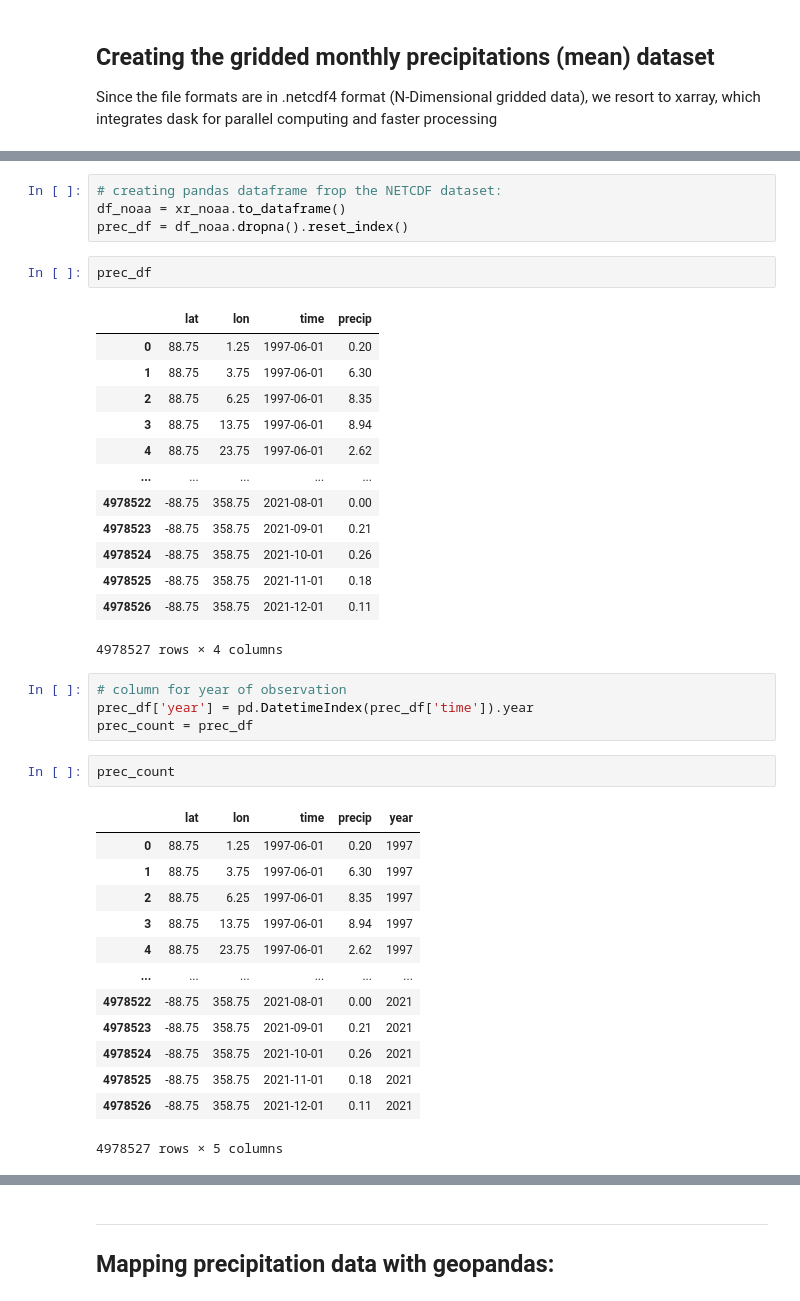
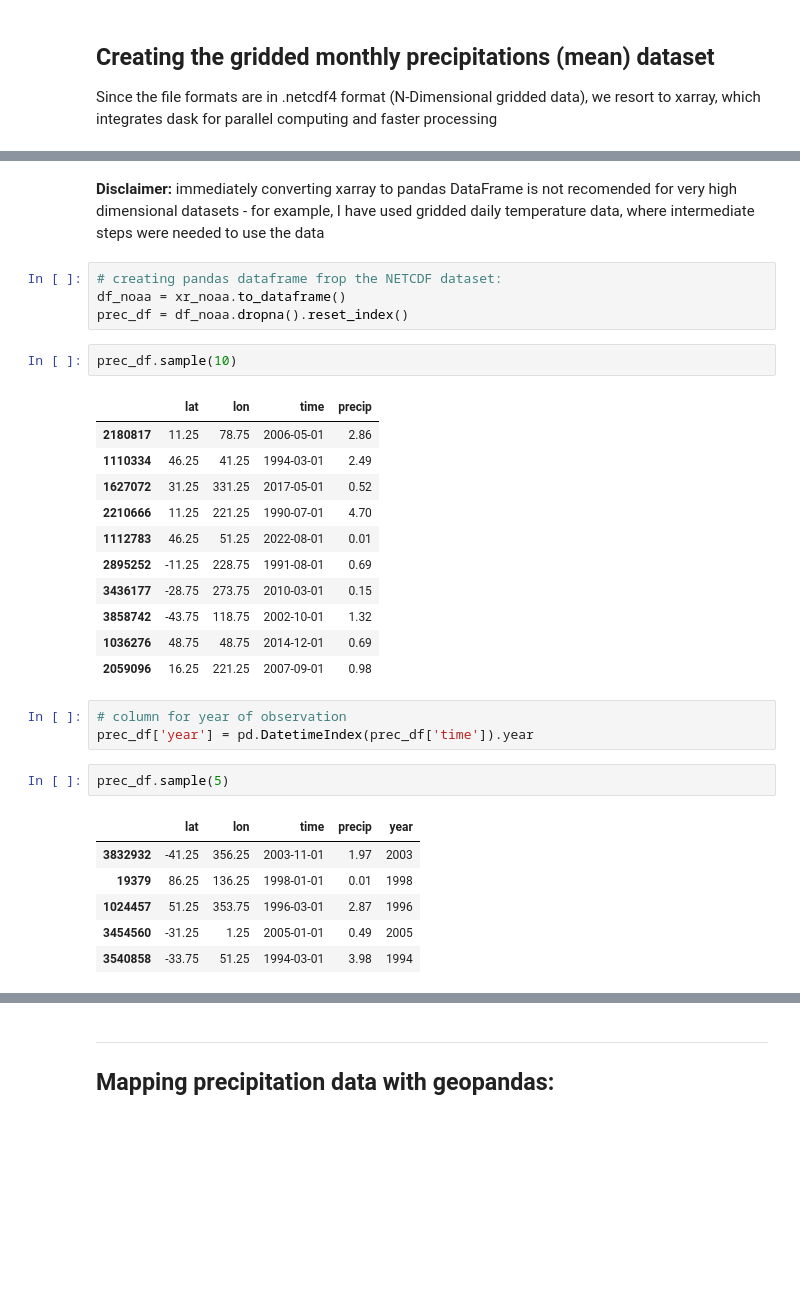
Before and after one commit to ncozzi/geopandas_precip, a Jupyter notebook: precipitation_map.ipynb, the cells around one changed output, grey strips where cells are left out. Cells and saved outputs as stored; diff of their text form; blank space fills up the shorter version.

```diff
--- a/precipitation_map.ipynb
+++ b/precipitation_map.ipynb
@@ -86,42 +76,34 @@ data_modified :
+# %% [markdown]
+**Disclaimer:** immediately converting xarray to pandas DataFrame is not recomended for very high dimensional datasets - for example, I have used gridded daily temperature data, where intermediate steps were needed to use the data
 # %%
 # creating pandas dataframe frop the NETCDF dataset:
 df_noaa = xr_noaa.to_dataframe()
 prec_df = df_noaa.dropna().reset_index()
 # %%
-prec_df
+prec_df.sample(10)
 # %% [output]
 |  | lat | lon | time | precip |
-| 0 | 88.75 | 1.25 | 1997-06-01 | 0.20 |
-| 1 | 88.75 | 3.75 | 1997-06-01 | 6.30 |
-| 2 | 88.75 | 6.25 | 1997-06-01 | 8.35 |
-| 3 | 88.75 | 13.75 | 1997-06-01 | 8.94 |
-| 4 | 88.75 | 23.75 | 1997-06-01 | 2.62 |
-| ... | ... | ... | ... | ... |
-| 4978522 | -88.75 | 358.75 | 2021-08-01 | 0.00 |
-| 4978523 | -88.75 | 358.75 | 2021-09-01 | 0.21 |
-| 4978524 | -88.75 | 358.75 | 2021-10-01 | 0.26 |
-| 4978525 | -88.75 | 358.75 | 2021-11-01 | 0.18 |
-| 4978526 | -88.75 | 358.75 | 2021-12-01 | 0.11 |
+| 2180817 | 11.25 | 78.75 | 2006-05-01 | 2.86 |
+| 1110334 | 46.25 | 41.25 | 1994-03-01 | 2.49 |
+| 1627072 | 31.25 | 331.25 | 2017-05-01 | 0.52 |
+| 2210666 | 11.25 | 221.25 | 1990-07-01 | 4.70 |
+| 1112783 | 46.25 | 51.25 | 2022-08-01 | 0.01 |
+| 2895252 | -11.25 | 228.75 | 1991-08-01 | 0.69 |
+| 3436177 | -28.75 | 273.75 | 2010-03-01 | 0.15 |
+| 3858742 | -43.75 | 118.75 | 2002-10-01 | 1.32 |
+| 1036276 | 48.75 | 48.75 | 2014-12-01 | 0.69 |
+| 2059096 | 16.25 | 221.25 | 2007-09-01 | 0.98 |
-4978527 rows × 4 columns
 # %%
 # column for year of observation
 prec_df['year'] = pd.DatetimeIndex(prec_df['time']).year
-prec_count = prec_df
 # %%
-prec_count
+prec_df.sample(5)
 # %% [output]
 |  | lat | lon | time | precip | year |
-| 0 | 88.75 | 1.25 | 1997-06-01 | 0.20 | 1997 |
-| 1 | 88.75 | 3.75 | 1997-06-01 | 6.30 | 1997 |
-| 2 | 88.75 | 6.25 | 1997-06-01 | 8.35 | 1997 |
-| 3 | 88.75 | 13.75 | 1997-06-01 | 8.94 | 1997 |
-| 4 | 88.75 | 23.75 | 1997-06-01 | 2.62 | 1997 |
-| ... | ... | ... | ... | ... | ... |
-| 4978522 | -88.75 | 358.75 | 2021-08-01 | 0.00 | 2021 |
-| 4978523 | -88.75 | 358.75 | 2021-09-01 | 0.21 | 2021 |
-| 4978524 | -88.75 | 358.75 | 2021-10-01 | 0.26 | 2021 |
-| 4978525 | -88.75 | 358.75 | 2021-11-01 | 0.18 | 2021 |
-| 4978526 | -88.75 | 358.75 | 2021-12-01 | 0.11 | 2021 |
+| 3832932 | -41.25 | 356.25 | 2003-11-01 | 1.97 | 2003 |
+| 19379 | 86.25 | 136.25 | 1998-01-01 | 0.01 | 1998 |
+| 1024457 | 51.25 | 353.75 | 1996-03-01 | 2.87 | 1996 |
+| 3454560 | -31.25 | 1.25 | 2005-01-01 | 0.49 | 2005 |
+| 3540858 | -33.75 | 51.25 | 1994-03-01 | 3.98 | 1994 |
-4978527 rows × 5 columns
 # %%
 # pairs of latitude and longitude pairs where there are missing observations for any year before 1990:
```
Also changed, not shown: parts of 14 cells of this notebook.
